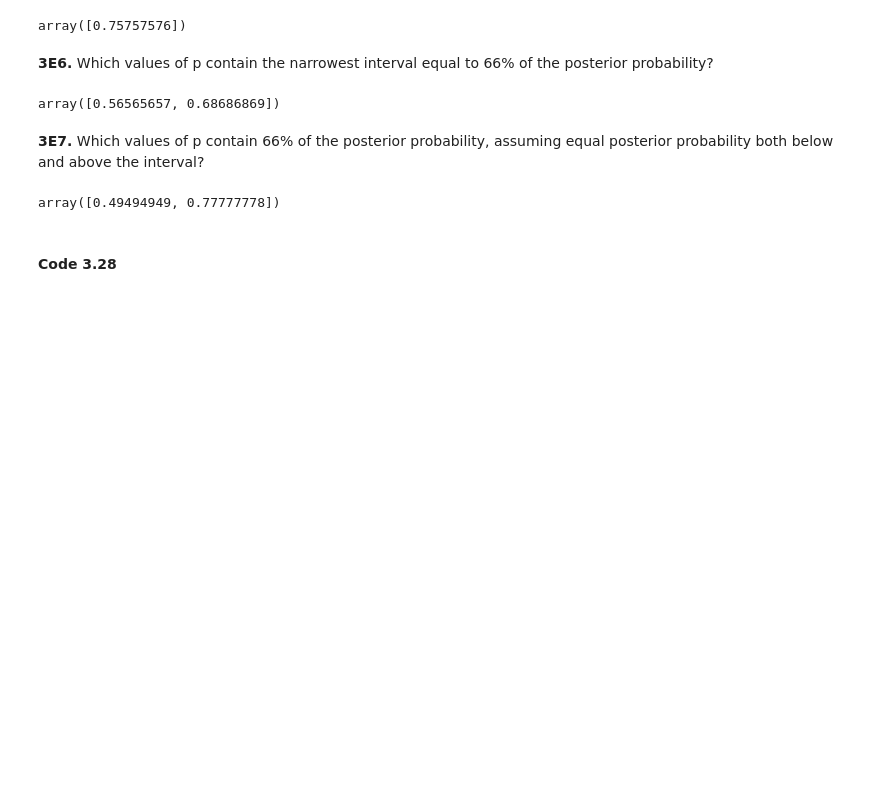
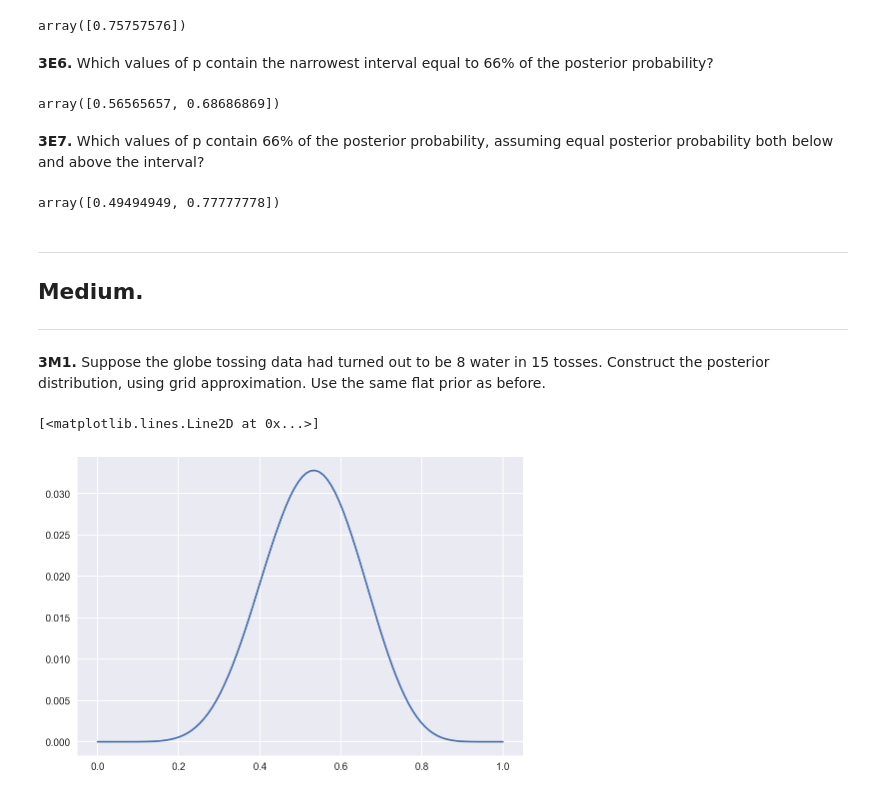
Before and after one commit to pan-alex/resources, a Jupyter notebook: Rethinking/Chp_03.ipynb, the cells around one changed output. Drawn from its saved outputs; the diff is of its cells as text; code cells hidden in the pictures; blank space fills up the shorter version.

Commit message:
Add medium & hard exercises; finish notes

```diff
--- a/Rethinking/Chp_03.ipynb
+++ b/Rethinking/Chp_03.ipynb
@@ -294,5 +316,24 @@ array([0.56565657, 0.68686869])
 np.percentile(sample_posterior, [33.3/2, 100 - 33.3/2])
 # %% [output]
 array([0.49494949, 0.77777778])
-# %% [markdown]
-#### Code 3.28
+# %% [markdown]
+***
+
+## Medium.
+
+***
+# %% [markdown]
+**3M1.** Suppose the globe tossing data had turned out to be 8 water in 15 tosses. Construct the posterior distribution, using grid approximation. Use the same ﬂat prior as before.
+# %%
+# Could compute using the function defined previously, but will do this by hand:
+n_grid = np.linspace(0, 1, 100)
+prior = np.repeat(1/len(n_grid), len(n_grid))
+likelihood = stats.binom.pmf(8, 15, p_grid)
+
+unstd_posterior = prior * likelihood
+posterior = unstd_posterior / unstd_posterior.sum()
+# %%
+plt.plot(p_grid, posterior)
+# %% [output]
+[<matplotlib.lines.Line2D at 0x...>]
+[figure, added]
```
Also changed, not shown: parts of 54 cells of this notebook.
